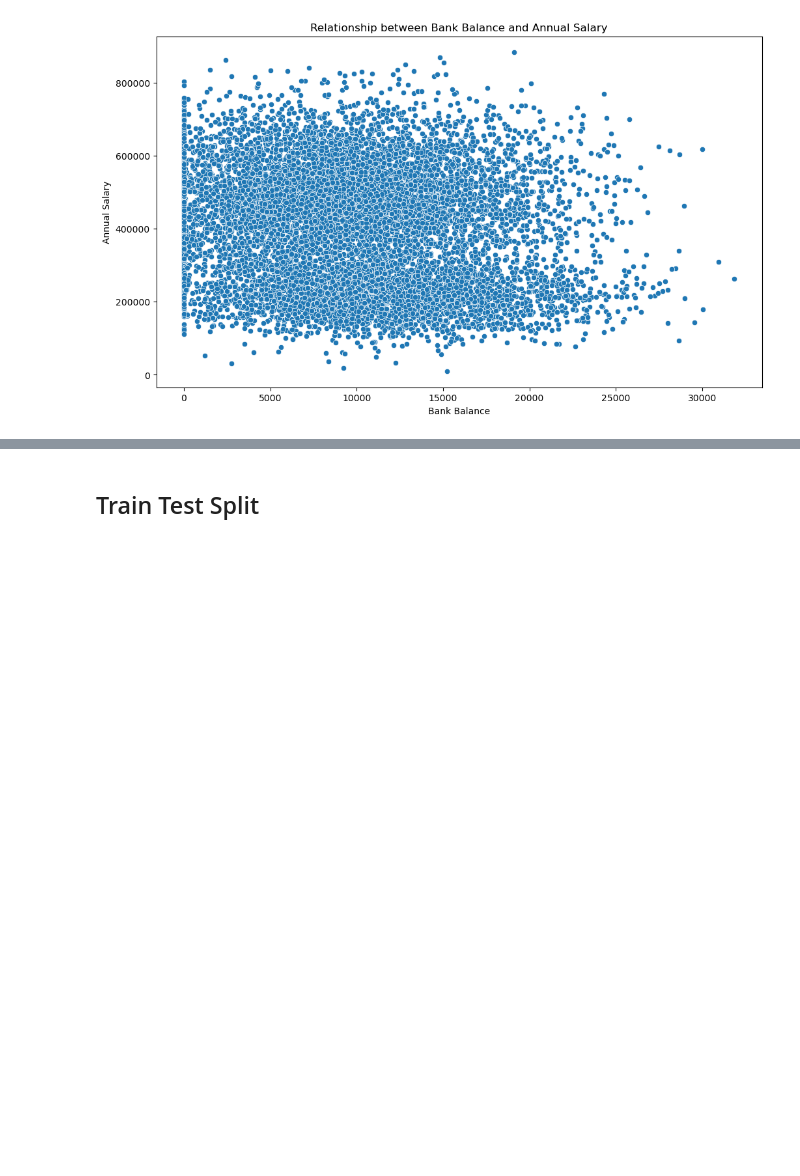
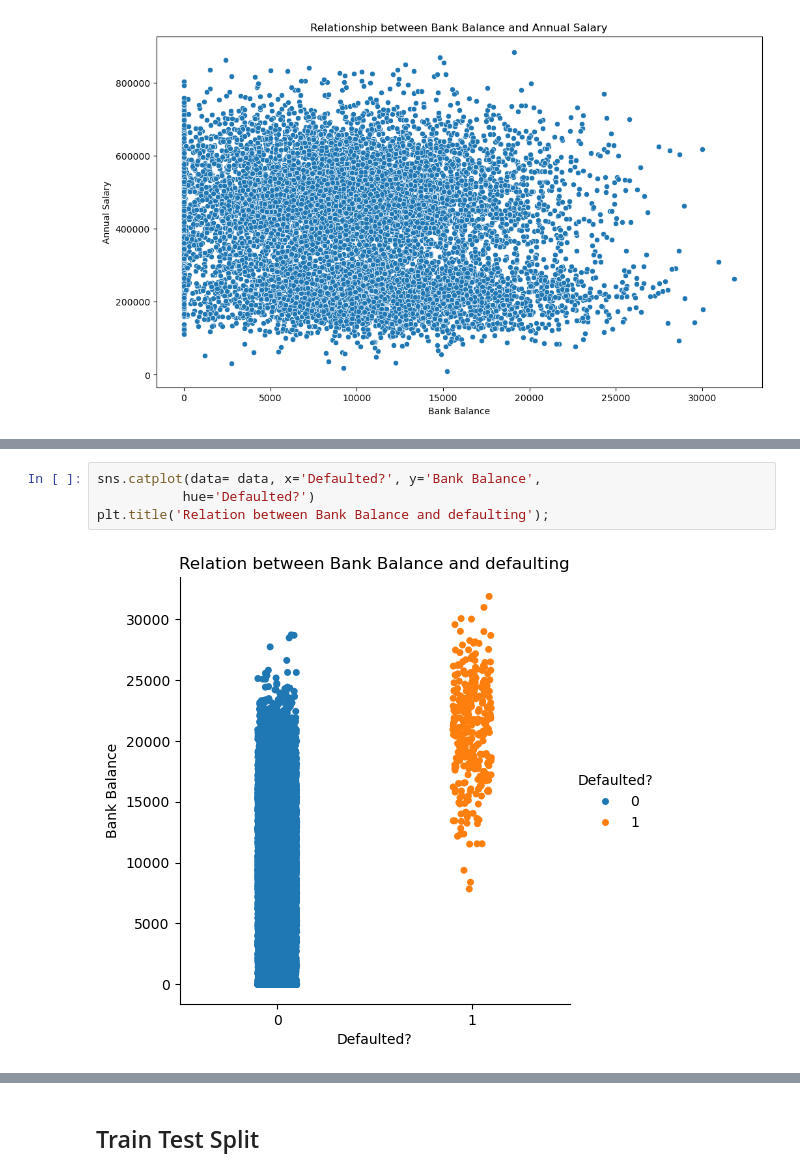
Before and after one commit to Josiahgare/Loan_prediction, a Jupyter notebook: Loan prediction.ipynb, the cells around one changed output, grey strips where cells are left out. Cells and saved outputs as stored; diff of their text form; blank space fills up the shorter version.

```diff
--- a/Loan prediction.ipynb
+++ b/Loan prediction.ipynb
@@ -91,0 +95,6 @@ plt.title('Relationship between Annual salary and defaulting');
+# %%
+sns.catplot(data= data, x='Defaulted?', y='Bank Balance',
+           hue='Defaulted?')
+plt.title('Relation between Bank Balance and defaulting');
+# %% [output]
+[figure, added]
```
Also changed, not shown: parts of 8 cells of this notebook.
